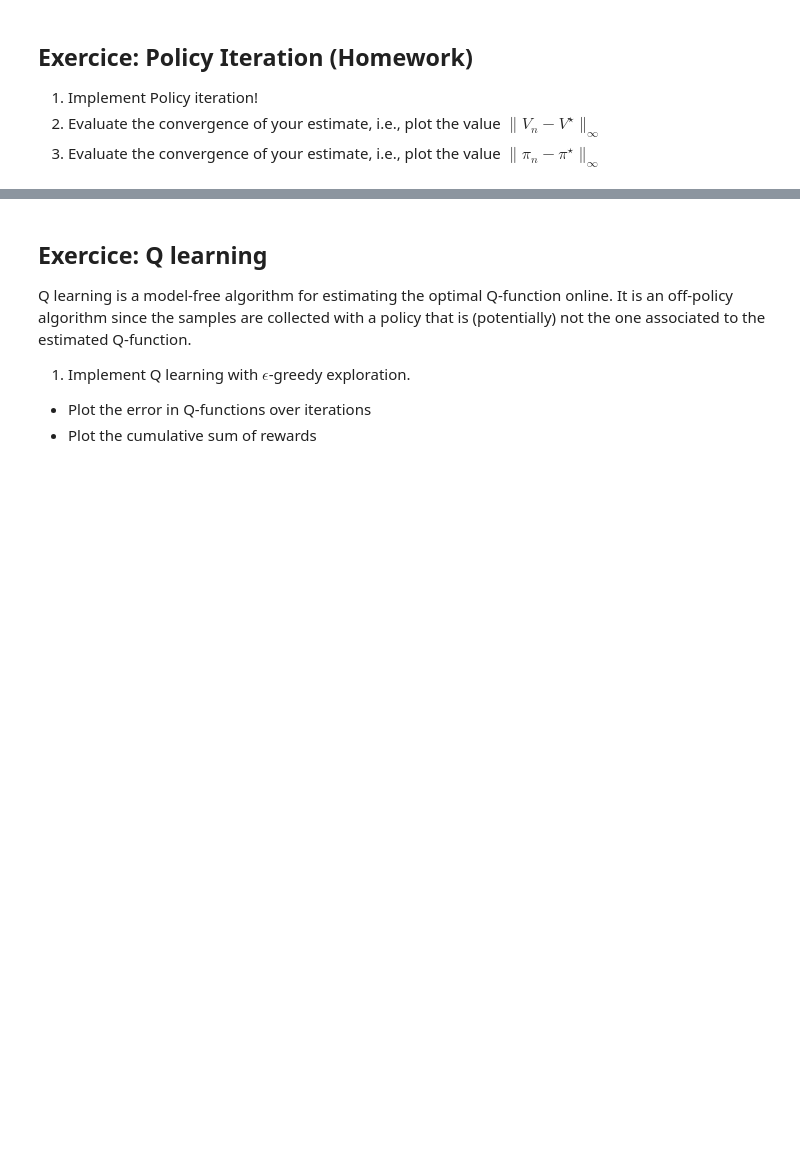
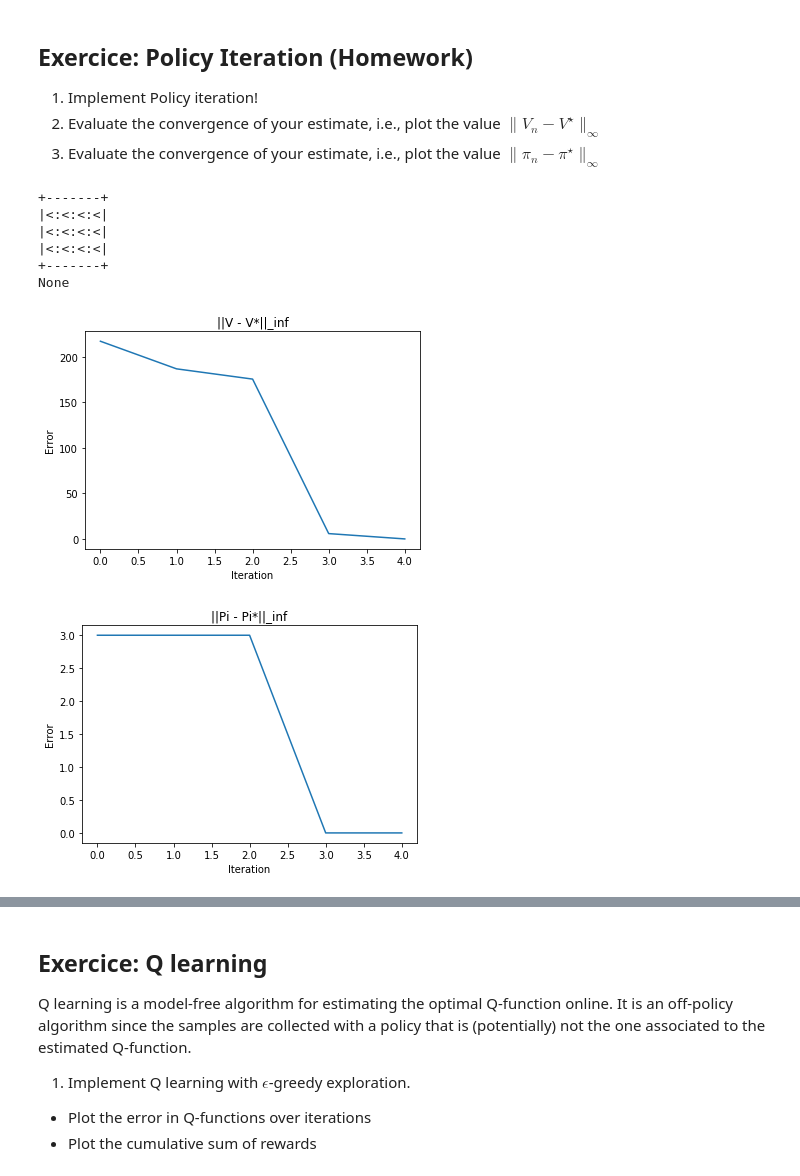
Before and after one commit to Kabongosalomon/Introduction-RL, a Jupyter notebook: Session 01/AIMS_2020_Exercice.ipynb, the cells around one changed output, grey strips where cells are left out. Saved outputs shown, nothing was run; the diff lists cells and outputs as text; code cells hidden in the pictures; blank space fills up the shorter version.

```diff
--- a/Session 01/AIMS_2020_Exercice.ipynb
+++ b/Session 01/AIMS_2020_Exercice.ipynb
@@ -577,6 +579,63 @@ epsilon:  0.05
 1. Implement Policy iteration!
 2. Evaluate the convergence of your estimate, i.e., plot the value $\|V_n - V^\star\|_{\infty}$
 3. Evaluate the convergence of your estimate, i.e., plot the value $\|\pi_n - \pi^\star\|_{\infty}$
+# %%
+# Retrieve the environment MDP
+P = env.P
+R = env.R
+gamma = env.gamma
+epsilon = 5e-2
+
+#Initialize policy
+dpi = np.zeros(shape=(env.Ns,), dtype=np.int32) + 2
+print(env.render_policy(dpi))
+
+dpi = sparsify_policy(dpi, env.Na)
+
+v_all = []
+pi_all = []
+
+epsilon = 1e-2
+
+R_max = np.max(R)
+stop = int((np.log(R_max/(epsilon)))/(np.log(1/gamma))) + 1
+
+V_pi = np.zeros((env.Ns)) #init
+
+while True:
+
+  Ppi = np.sum(P * np.expand_dims(dpi, axis = -1), axis = 1)
+  Rpi = np.sum(R * dpi, axis = 1)
+
+  for i in range(stop):
+    V_pi = Rpi + gamma * Ppi.dot(V_pi)
+
+  v_all.append(V_pi)
+
+  pi_old = np.argmax(dpi, axis = 1)
+
+  Q_pi = R + gamma * P.dot(V_pi)
+  pi = np.argmax(Q_pi, axis = 1)
+  pi_all.append(pi)
+
+  dpi = sparsify_policy(pi, env.Na)
+
+
+  if np.abs(pi - pi_old).max() < epsilon :
+    break
+
+
+plot_infnorm(v_all, v_all[-1], name="V")
+plot_infnorm(pi_all, pi_all[-1], name="Pi")
+# %% [output]
++-------+
+|<:<:<:<|
+|<:<:<:<|
+|<:<:<:<|
++-------+
+None
+[figure, added]
+[figure, added]
 # %%
 # Retrieve the environment MDP
 P = env.P
```
Also changed, not shown: parts of 19 cells of this notebook.
